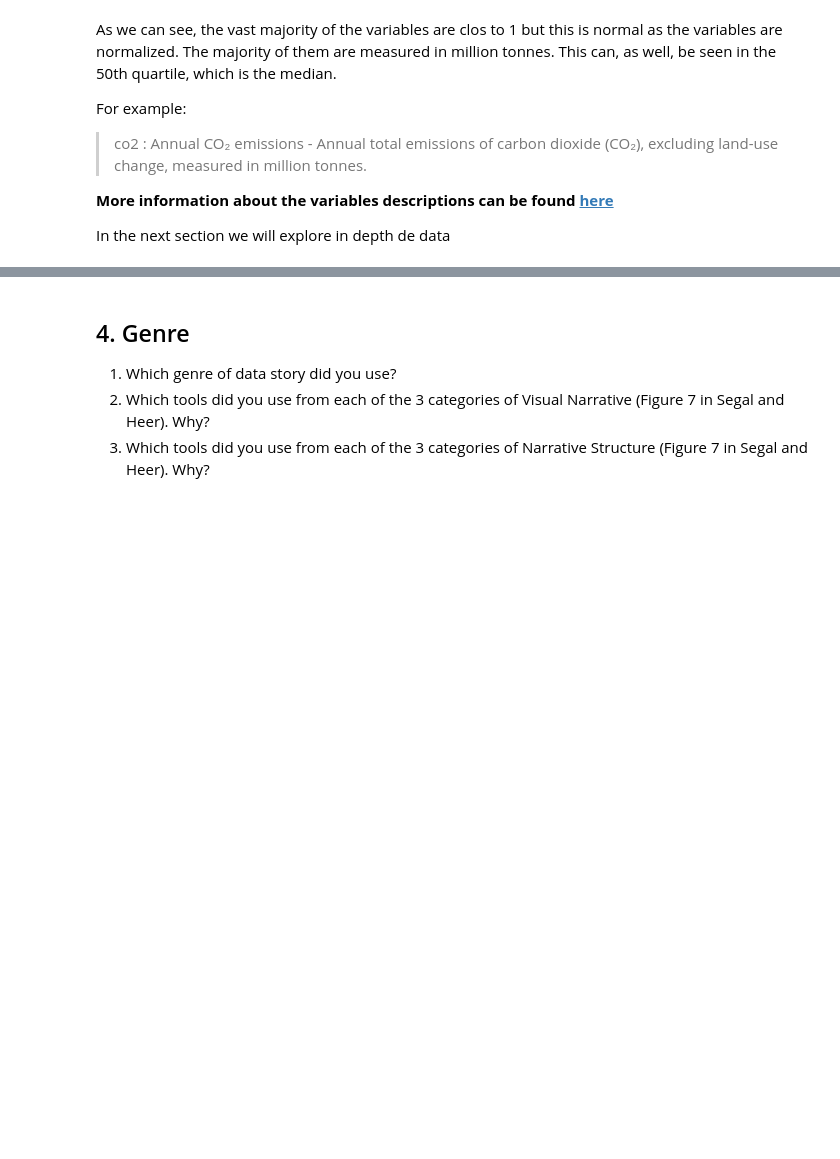
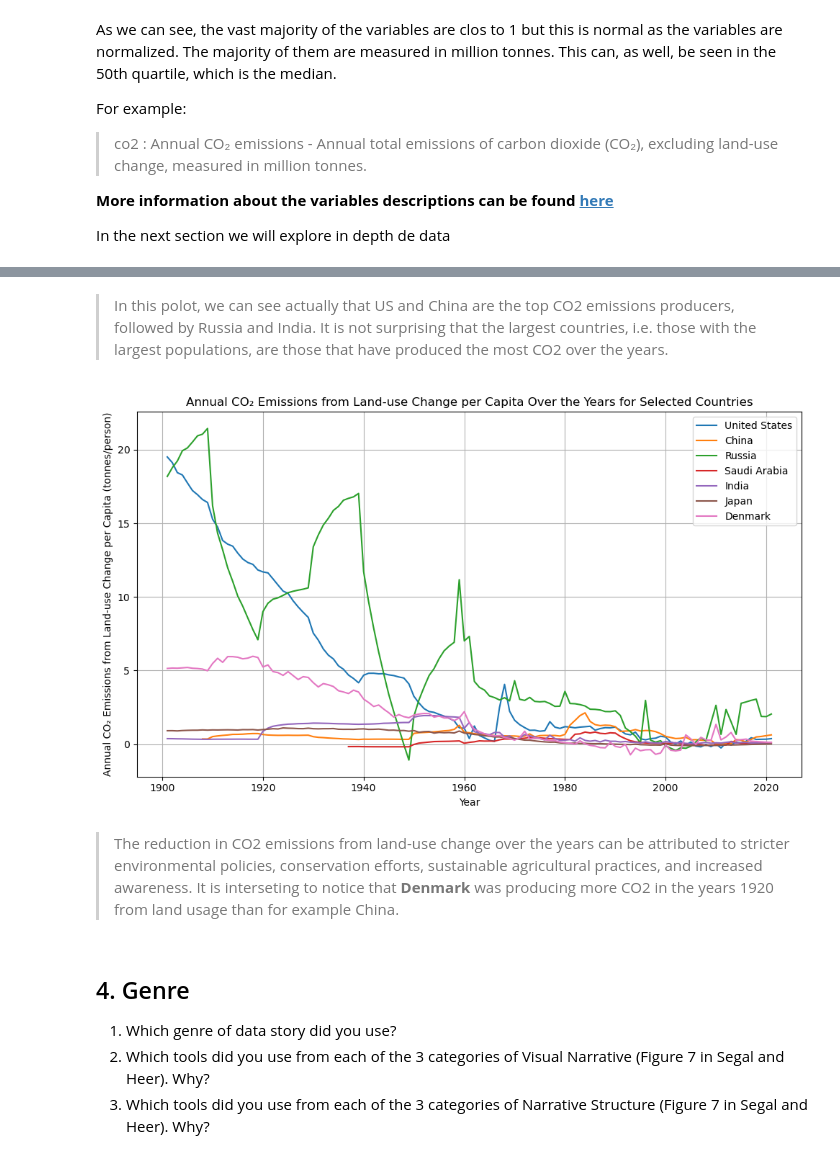
Before and after one commit to magolimbo/Social_data_analysis_and_visualisation, a Jupyter notebook: project/main.ipynb, the cells around one changed output, grey strips where cells are left out. Cells and saved outputs as stored; diff of their text form; code cells hidden in the pictures; blank space fills up the shorter version.

```diff
--- a/project/main.ipynb
+++ b/project/main.ipynb
@@ -287,3 +374,24 @@ In the next section we will explore in depth de data
+# %% [markdown]
+> In this polot, we can see actually that US and China are the top CO2 emissions producers, followed by Russia and India. It is not surprising that the largest countries, i.e. those with the largest populations, are those that have produced the most CO2 over the years.
+# %%
+plt.figure(figsize=(10, 6))
+
+for country in countries_to_plot:
+    country_data = countries_data[countries_data['country'] == country]
+    plt.plot(country_data['year'], country_data['land_use_change_co2_per_capita'], label=country)
+
+# Add labels and title to the plot
+plt.xlabel('Year')
+plt.ylabel('Annual CO₂ Emissions from Land-use Change per Capita (tonnes/person)')
+plt.title('Annual CO₂ Emissions from Land-use Change per Capita Over the Years for Selected Countries')
+plt.legend()
+plt.grid(True)
+plt.tight_layout()
+plt.show()
+# %% [output]
+[figure, added]
+# %% [markdown]
+> The reduction in CO2 emissions from land-use change over the years can be attributed to stricter environmental policies, conservation efforts, sustainable agricultural practices, and increased awareness. It is interseting to notice that **Denmark** was producing more CO2 in the years 1920 from land usage than for example China.
 # %% [markdown]
 
 ## 4. Genre
```
Also changed, not shown: parts of 12 cells of this notebook.
